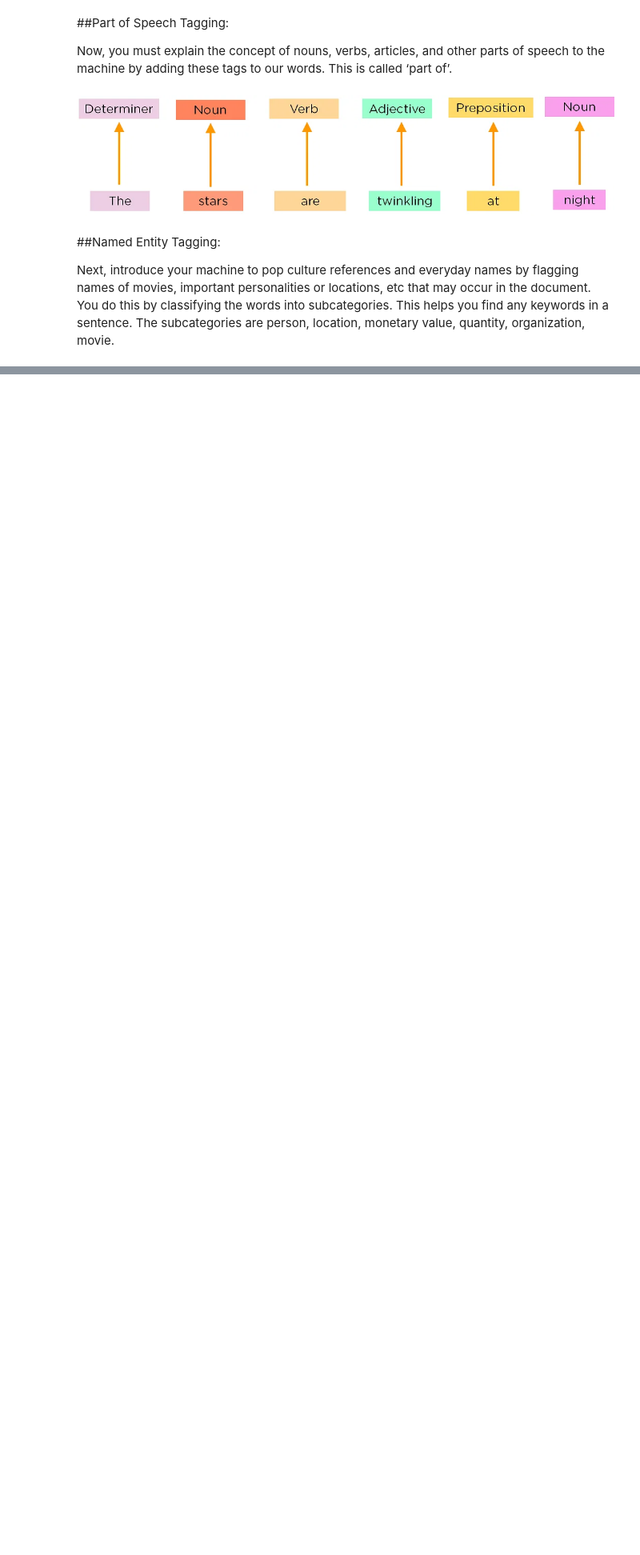
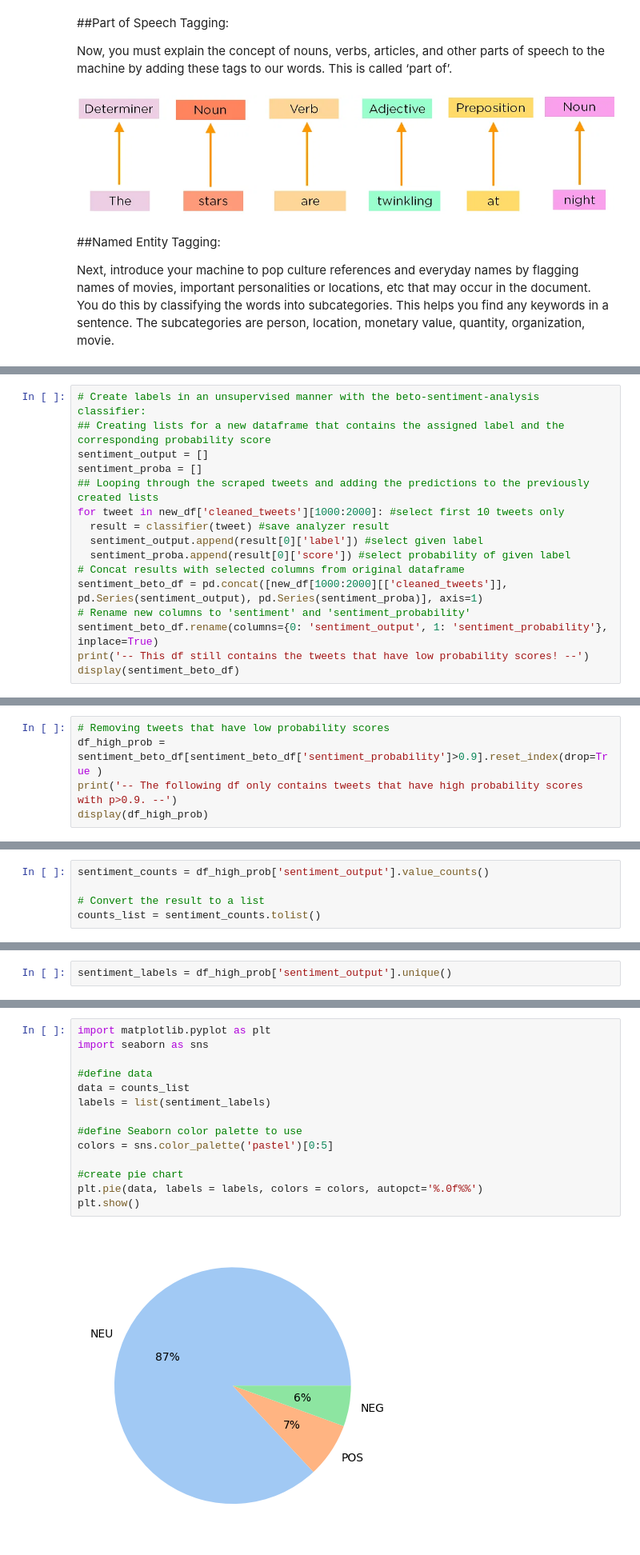
Before and after one commit to mohdraavi/LSTM, a Jupyter notebook: NLP_Session_1.ipynb, the cells around one changed output, grey strips where cells are left out. Shown at 80% size. Saved outputs shown, nothing was run; the diff lists cells and outputs as text; blank space fills up the shorter version.

```diff
--- a/NLP_Session_1.ipynb
+++ b/NLP_Session_1.ipynb
@@ -147,0 +450,16 @@ Next, introduce your machine to pop culture references and everyday names by fla
+# %%
+# Create labels in an unsupervised manner with the beto-sentiment-analysis classifier:
+## Creating lists for a new dataframe that contains the assigned label and the corresponding probability score
+sentiment_output = []
+sentiment_proba = []
+## Looping through the scraped tweets and adding the predictions to the previously created lists
+for tweet in new_df['cleaned_tweets'][1000:2000]: #select first 10 tweets only
+  result = classifier(tweet) #save analyzer result
+  sentiment_output.append(result[0]['label']) #select given label
+  sentiment_proba.append(result[0]['score']) #select probability of given label
+# Concat results with selected columns from original dataframe
+sentiment_beto_df = pd.concat([new_df[1000:2000][['cleaned_tweets']], pd.Series(sentiment_output), pd.Series(sentiment_proba)], axis=1)
+# Rename new columns to 'sentiment' and 'sentiment_probability'
+sentiment_beto_df.rename(columns={0: 'sentiment_output', 1: 'sentiment_probability'}, inplace=True)
+print('-- This df still contains the tweets that have low probability scores! --')
+display(sentiment_beto_df)
@@ -147,0 +481,5 @@ Next, introduce your machine to pop culture references and everyday names by fla
+# %%
+# Removing tweets that have low probability scores
+df_high_prob = sentiment_beto_df[sentiment_beto_df['sentiment_probability']>0.9].reset_index(drop=True )
+print('-- The following df only contains tweets that have high probability scores with p>0.9. --')
+display(df_high_prob)
@@ -147,0 +508,5 @@ Next, introduce your machine to pop culture references and everyday names by fla
+# %%
+sentiment_counts = df_high_prob['sentiment_output'].value_counts()
+
+# Convert the result to a list
+counts_list = sentiment_counts.tolist()
@@ -147,0 +517,2 @@ Next, introduce your machine to pop culture references and everyday names by fla
+# %%
+sentiment_labels = df_high_prob['sentiment_output'].unique()
@@ -147,0 +523,16 @@ Next, introduce your machine to pop culture references and everyday names by fla
+# %%
+import matplotlib.pyplot as plt
+import seaborn as sns
+
+#define data
+data = counts_list
+labels = list(sentiment_labels)
+
+#define Seaborn color palette to use
+colors = sns.color_palette('pastel')[0:5]
+
+#create pie chart
+plt.pie(data, labels = labels, colors = colors, autopct='%.0f%%')
+plt.show()
+# %% [output]
+[figure, added]
```
Also changed, not shown: parts of 71 cells of this notebook.
